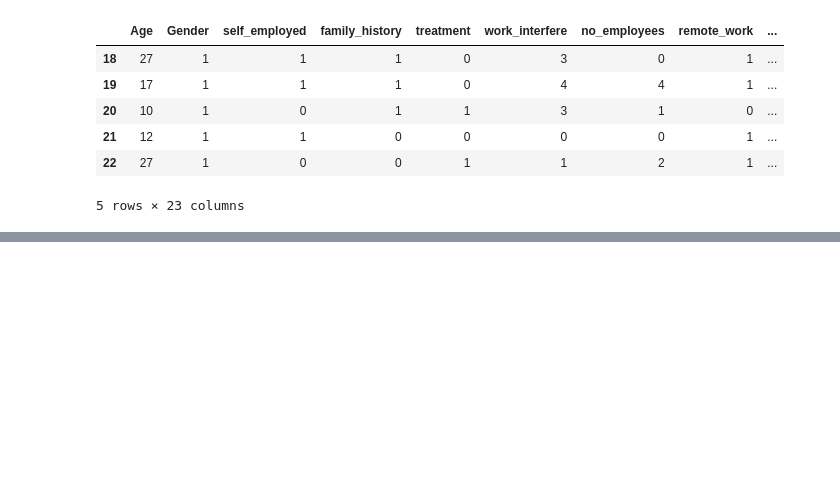
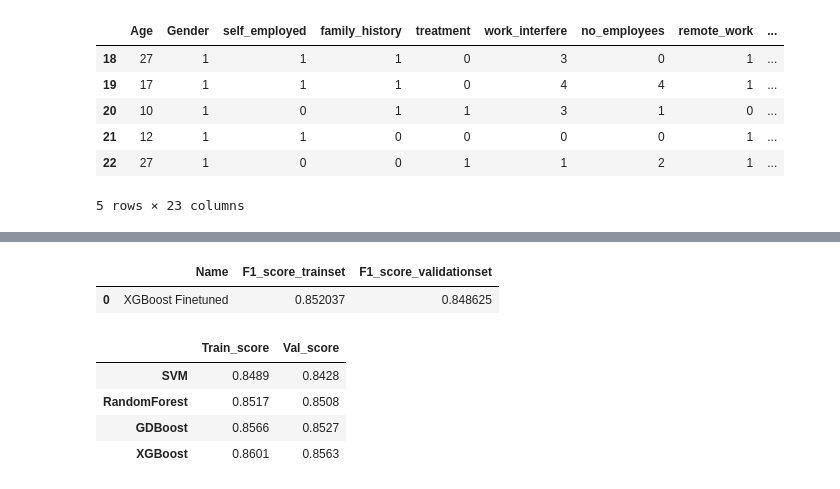
Before and after one commit to sreekruti/CPP-oops, a Jupyter notebook: mentalhealthproject.ipynb, the cells around one changed output, grey strips where cells are left out. Drawn from its saved outputs; the diff is of its cells as text; code cells hidden in the pictures; blank space fills up the shorter version.

```diff
--- a/mentalhealthproject.ipynb
+++ b/mentalhealthproject.ipynb
@@ -341,0 +749,5 @@ plt.show()
+# %%
+train_evaluate(grid_search3.best_estimator_,X_train,y_train,"XGBoost Finetuned")
+# %% [output]
+|  | Name | F1_score_trainset | F1_score_validationset |
+| 0 | XGBoost Finetuned | 0.852037 | 0.848625 |
@@ -341,0 +756,10 @@ plt.show()
+# %%
+scores = pd.DataFrame({'Train_score' : [0.8489,0.8517,0.8566,0.8601],'Val_score' : [0.8428,0.8508,0.8527,0.8563]}
+                        ,index=['SVM','RandomForest','GDBoost','XGBoost'])
+scores
+# %% [output]
+|  | Train_score | Val_score |
+| SVM | 0.8489 | 0.8428 |
+| RandomForest | 0.8517 | 0.8508 |
+| GDBoost | 0.8566 | 0.8527 |
+| XGBoost | 0.8601 | 0.8563 |
```
Also changed, not shown: parts of 74 cells of this notebook.
